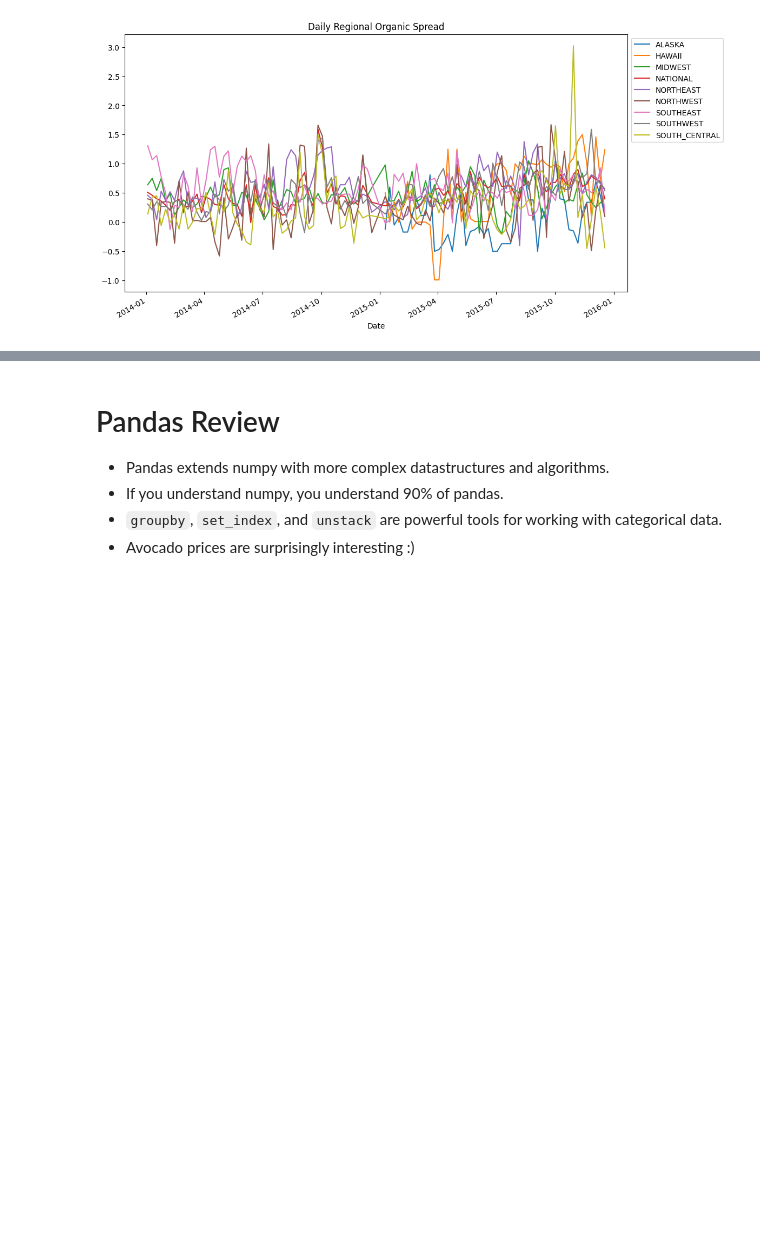
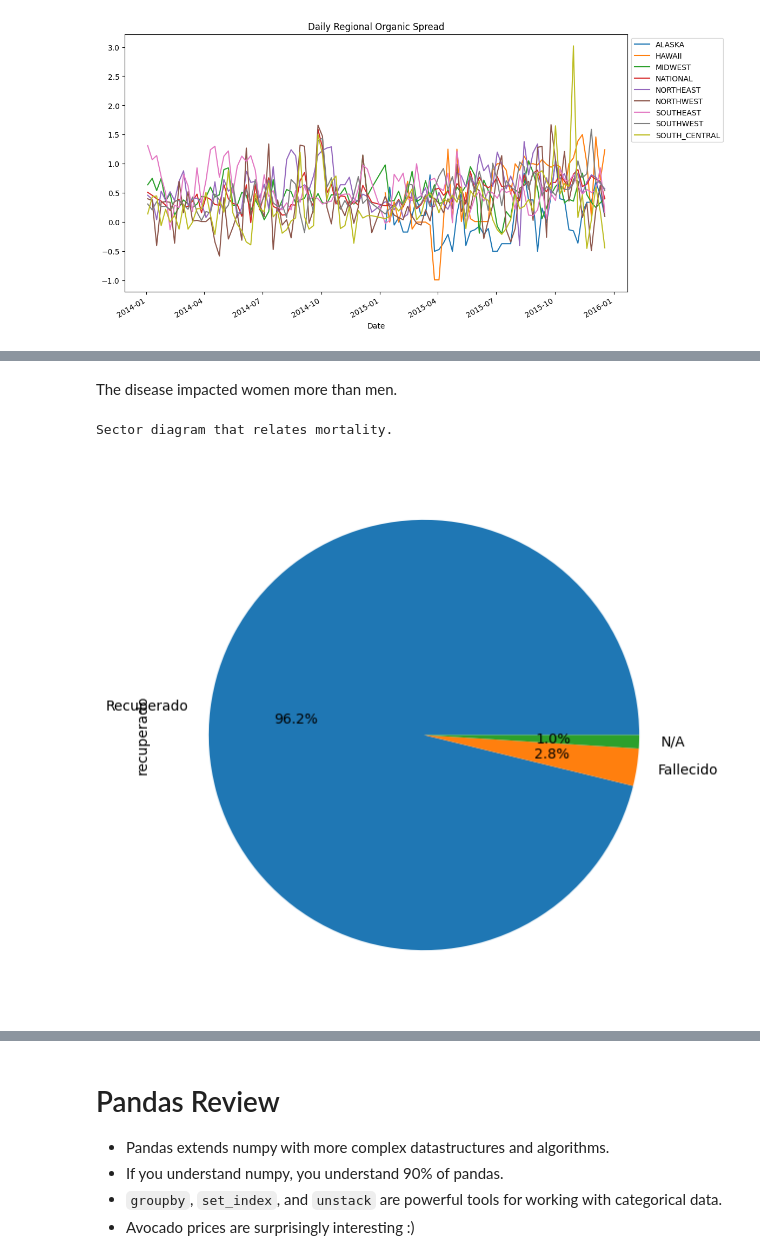
Before and after one commit to vmtorresa/MetNumUN2024I, a Jupyter notebook: Lab_2/Grupo_22_Lab2.ipynb, the cells around one changed output, grey strips where cells are left out. Saved outputs shown, nothing was run; the diff lists cells and outputs as text; code cells hidden in the pictures; blank space fills up the shorter version.

```diff
--- a/Lab_2/Grupo_22_Lab2.ipynb
+++ b/Lab_2/Grupo_22_Lab2.ipynb
@@ -2071,0 +2120,9 @@ spread_correlation
+# %% [markdown]
+The disease impacted women more than men.
+# %%
+convalescent = table.recuperado.value_counts()
+convalescent.plot.pie(autopct = '%1.1f%%')
+print("Sector diagram that relates mortality.")
+# %% [output]
+Sector diagram that relates mortality.
+[figure, added]
```
Also changed, not shown: parts of 42 cells of this notebook.
